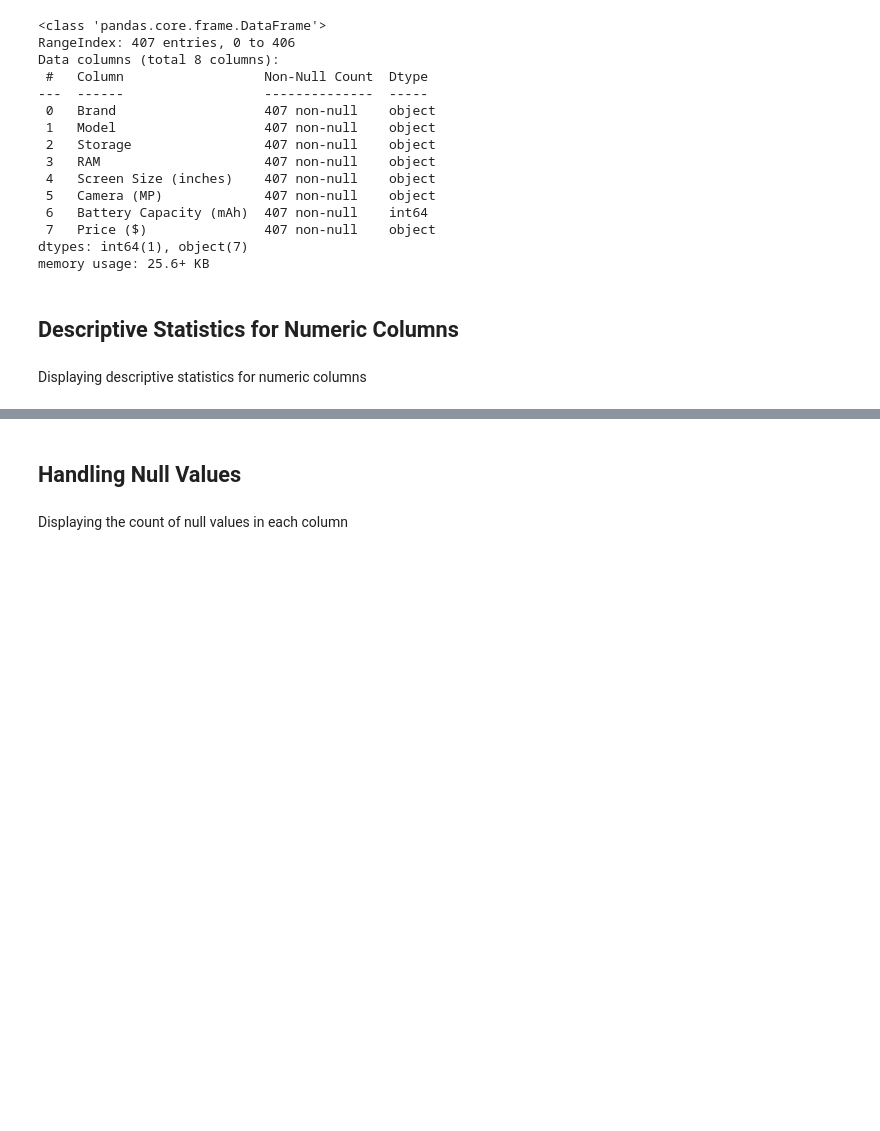
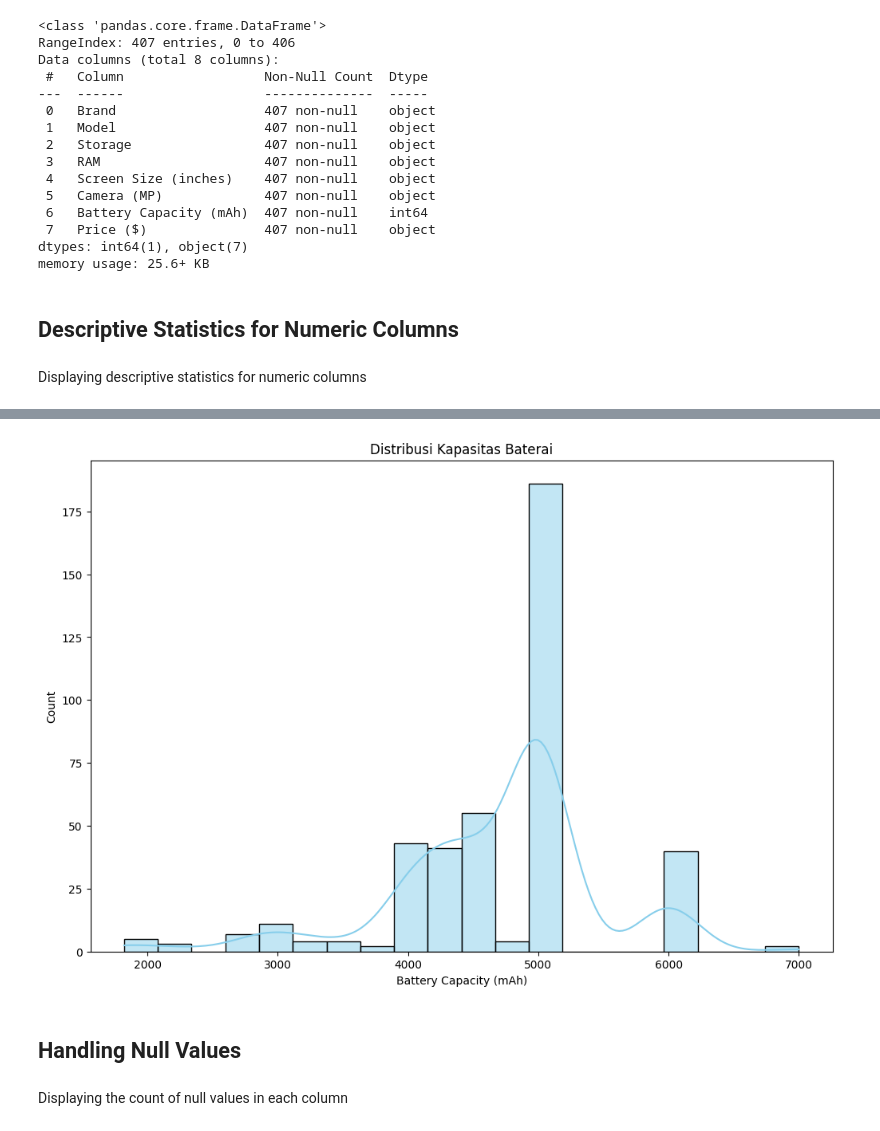
Before and after one commit to Ricle7/DigitalSkola-DataScience-Portfolio, a Jupyter notebook: Data Science Project/Data_Science_Project_1.ipynb, the cells around one changed output, grey strips where cells are left out. Cells and saved outputs as stored; diff of their text form; code cells hidden in the pictures; blank space fills up the shorter version.

```diff
--- a/Data Science Project/Data_Science_Project_1.ipynb
+++ b/Data Science Project/Data_Science_Project_1.ipynb
@@ -90,3 +100,11 @@ df.describe()
+# %%
+plt.figure(figsize=(12, 8))
+sns.histplot(df['Battery Capacity (mAh)'], bins=20, kde=True, color='skyblue')
+plt.title('Distribusi Kapasitas Baterai')
+plt.xlabel('Battery Capacity (mAh)')
+plt.show()
+# %% [output]
+[figure, added]
 # %% [markdown]
 ## Handling Null Values
 # %% [markdown]
```
Also changed, not shown: parts of 8 cells of this notebook.
